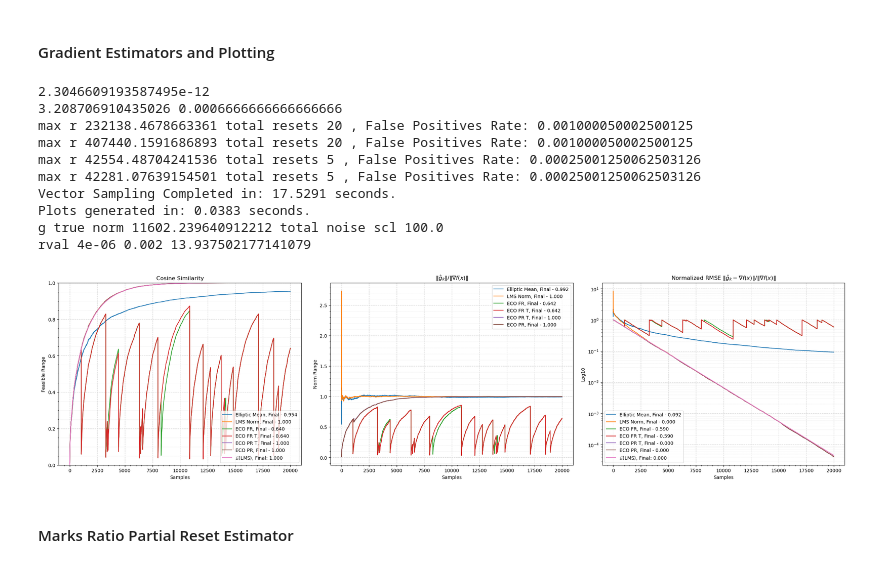
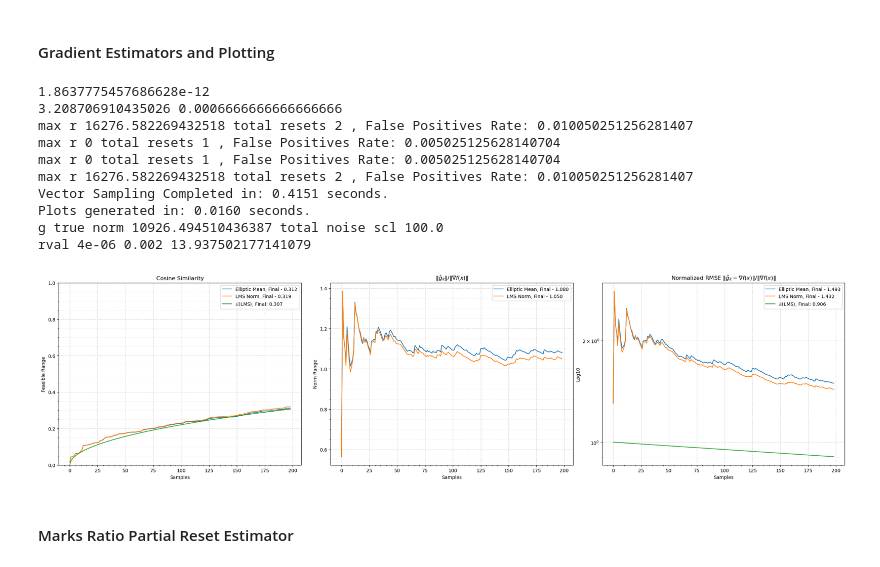
Before and after one commit to CircuitCM/ECOgrad, a Jupyter notebook: demos.ipynb, the cells around one changed output. Drawn from its saved outputs; the diff is of its cells as text; code cells hidden in the pictures.

```diff
--- a/demos.ipynb
+++ b/demos.ipynb
@@ -226,8 +226,7 @@ def simple_lms(x,rng_func,sample_func,use_delta=False,bias_type=0,eps=2**(-51/2)
     for i in range(U.shape[0]):
         er=c[i]-U[i].dot(g)
         g=g+(er/1.0)*U[i] #for true directional samples U[i].dot(U[i]) = 1.0 always, however we might use samples such that U[i].dot(U[i]) is = 1 only on average, therefore we might want to see that bias in the raw LMS update which is why it's removed from the denominator. You can use the block least change update with block size = 1 to compare.
-        rr=(2/(i+1))**2.
-        bcorrect = 1 if bias_type==0 else (1+rr)/mt.sqrt(1-(1 - 1/dms)**(i+1)) if bias_type==1 else 1/(1-(1 - 1/dms)**(i+1))
+        bcorrect = 1 if bias_type==0 else 1/mt.sqrt(1-(1 - 1/dms)**(i+1)) if bias_type==1 else 1/(1-(1 - 1/dms)**(i+1))
         gt=g*bcorrect
         calc_info(truegrad,gt,info_array[i])
     return info_array
@@ -464,7 +463,7 @@ A = random_gauss_surface(dims)
 
 sd+=1
 #print(A)
-samps=20000#50000#dims+1
+samps=200#50000#dims+1
 x=np.empty((samps,dims),dtype=np.float64)
 x[0]= rng.normal(0,4,dims)
 # print("f =", value(x[[0]]))
@@ -474,43 +473,50 @@ sd+=1
 set_seed(sd)
 sample_=side2_sample
 nfo1=simple_averager(x,sample_gauss,sample_,bias_type=1);set_seed(sd)
 nfo2=simple_lms(x,sample_sphere,sample_,bias_type=1);set_seed(sd)
 sm=dims**.5
 dlt=2**(-52/2)
 ns=sm*(least_eps_delta(x,dlt)**2.)#*sm#(2**(-52))*sm
 print(ns)
 frc=1 / 1500
 sigma=alpha_to_sigma(frc, False)#2.45#2.7494#2.7#2.5758#2.5#2.3263#2.5758#3.3#2.5758#2.3263#2.87#2.5758 #2.3263##2.3263#
 print(sigma,frc)
 nfo3=stationary_lms_eco(x, sample_sphere, sample_, bias_type=0, alpha=sigma, t_buffer=False,sig=ns,eps=dlt);set_seed(sd)
 nfo4=stationary_lms_eco(x, sample_sphere, sample_, bias_type=0, alpha=sigma, t_buffer=True,sig=ns,eps=dlt);set_seed(sd)
 nfo5=stationary_lms_eco(x, sample_sphere, sample_, bias_type=0, alpha=sigma, t_buffer=True, partial_reset=True,sig=ns,eps=dlt);set_seed(sd)
 nfo6=stationary_lms_eco(x, sample_sphere, sample_, bias_type=0, alpha=sigma, t_buffer=False, partial_reset=True,sig=ns,eps=dlt);set_seed(sd)
 
 def sted_str(nfo,i):return  f'Start-End: {nfo[1, i]:.3f}, {nfo[nfo.shape[0]-1, i]:.3f}'
 def end_str(nfo,i):return  f'Final - {nfo[nfo.shape[0]-1, i]:.3f}'
 
 def generic_str(s):
     def _t(nfo,i):return s
     return _t
 
 print(f'Vector Sampling Completed in: {((t2:=tm.perf_counter())-t1):.4f} seconds.')
-plot_info([[nfo1,f'Elliptic Mean',end_str],[nfo2,'LMS Norm',end_str],[nfo3,'ECO FR',end_str],[nfo4,'ECO FR T',end_str],[nfo5,'ECO PR T',end_str],[nfo6,'ECO PR',end_str]],dims,minoryaxes=True)
+plot_info([
+    [nfo1, f'Elliptic Mean', end_str],
+    [nfo2, 'LMS Norm', end_str],
+    # [nfo3, 'ECO FR', end_str],
+    # [nfo4, 'ECO FR T', end_str],
+    # [nfo5, 'ECO PR T', end_str],
+    # [nfo6, 'ECO PR', end_str]
+],dims, minoryaxes=True)
 print(f'Plots generated in: {(tm.perf_counter()-t2):.4f} seconds.')
 print('g true norm',np.linalg.norm(grad(x[0])),'total noise scl',rnscl*(x[0].shape[0]))
 print('rval', 16 / (dims**2), 4 / (dims), sm / sigma)
 # %% [output]
-2.3046609193587495e-12
+1.8637775457686628e-12
 3.208706910435026 0.0006666666666666666
-max r 232138.4678663361 total resets 20 , False Positives Rate: 0.001000050002500125
-max r 407440.1591686893 total resets 20 , False Positives Rate: 0.001000050002500125
-max r 42554.48704241536 total resets 5 , False Positives Rate: 0.00025001250062503126
-max r 42281.07639154501 total resets 5 , False Positives Rate: 0.00025001250062503126
-Vector Sampling Completed in: 17.5291 seconds.
-Plots generated in: 0.0383 seconds.
-g true norm 11602.239640912212 total noise scl 100.0
+max r 16276.582269432518 total resets 2 , False Positives Rate: 0.010050251256281407
+max r 0 total resets 1 , False Positives Rate: 0.005025125628140704
+max r 0 total resets 1 , False Positives Rate: 0.005025125628140704
+max r 16276.582269432518 total resets 2 , False Positives Rate: 0.010050251256281407
+Vector Sampling Completed in: 0.4151 seconds.
+Plots generated in: 0.0160 seconds.
+g true norm 10926.494510436387 total noise scl 100.0
 rval 4e-06 0.002 13.937502177141079
-[figure, old version]
+[figure, new version]
 # %% [markdown]
 #### Marks Ratio Partial Reset Estimator
 # %% [markdown]
```
Also changed, not shown: 8 other files.
